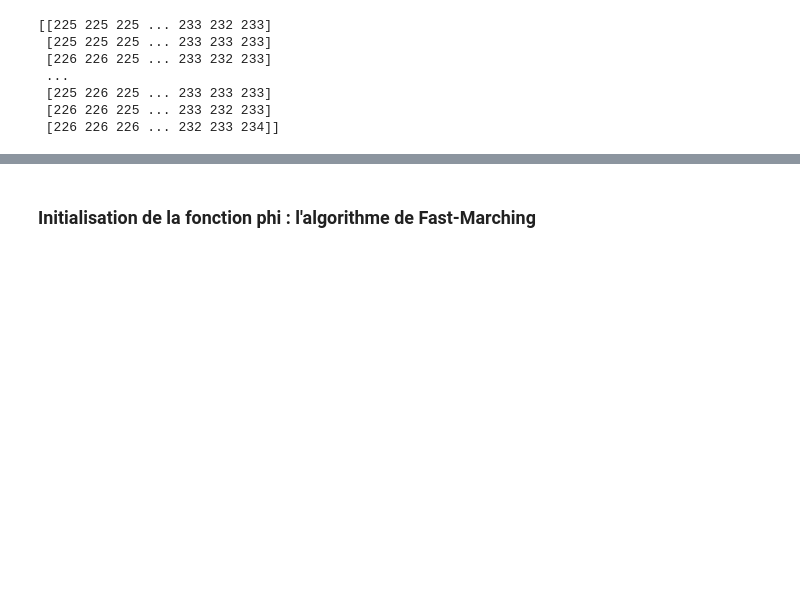
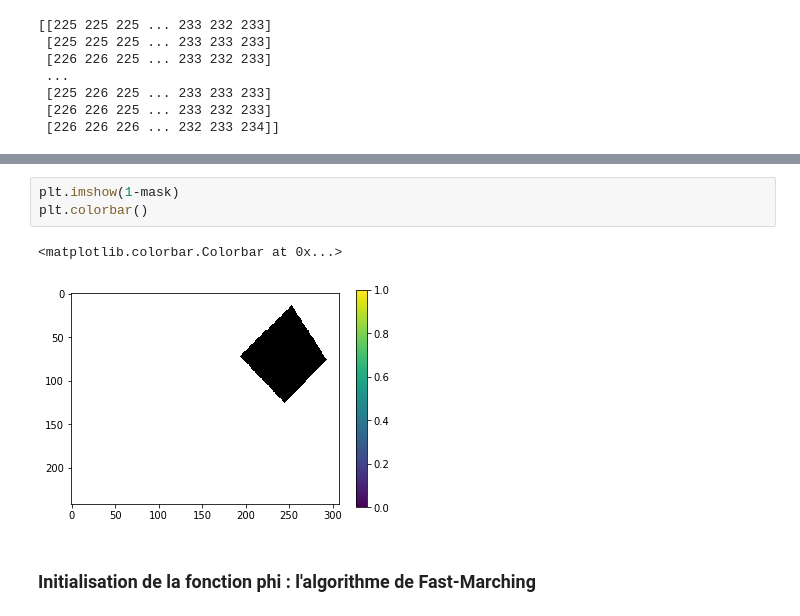
Before and after one commit to barney11/Segmentation-Mini---Projet, a Jupyter notebook: SegmentationProject.ipynb, the cells around one changed output, grey strips where cells are left out. Cells and saved outputs as stored; diff of their text form; blank space fills up the shorter version.

```diff
--- a/SegmentationProject.ipynb
+++ b/SegmentationProject.ipynb
@@ -60,3 +66,9 @@ resolution =  (242, 308, 3)
+# %%
+plt.imshow(1-mask)
+plt.colorbar()
+# %% [output]
+<matplotlib.colorbar.Colorbar at 0x...>
+[figure, added]
 # %% [markdown]
 ### Initialisation de la fonction phi : l'algorithme de Fast-Marching
 # %% [markdown]
```
Also changed, not shown: parts of 37 cells of this notebook, 1 other file.
